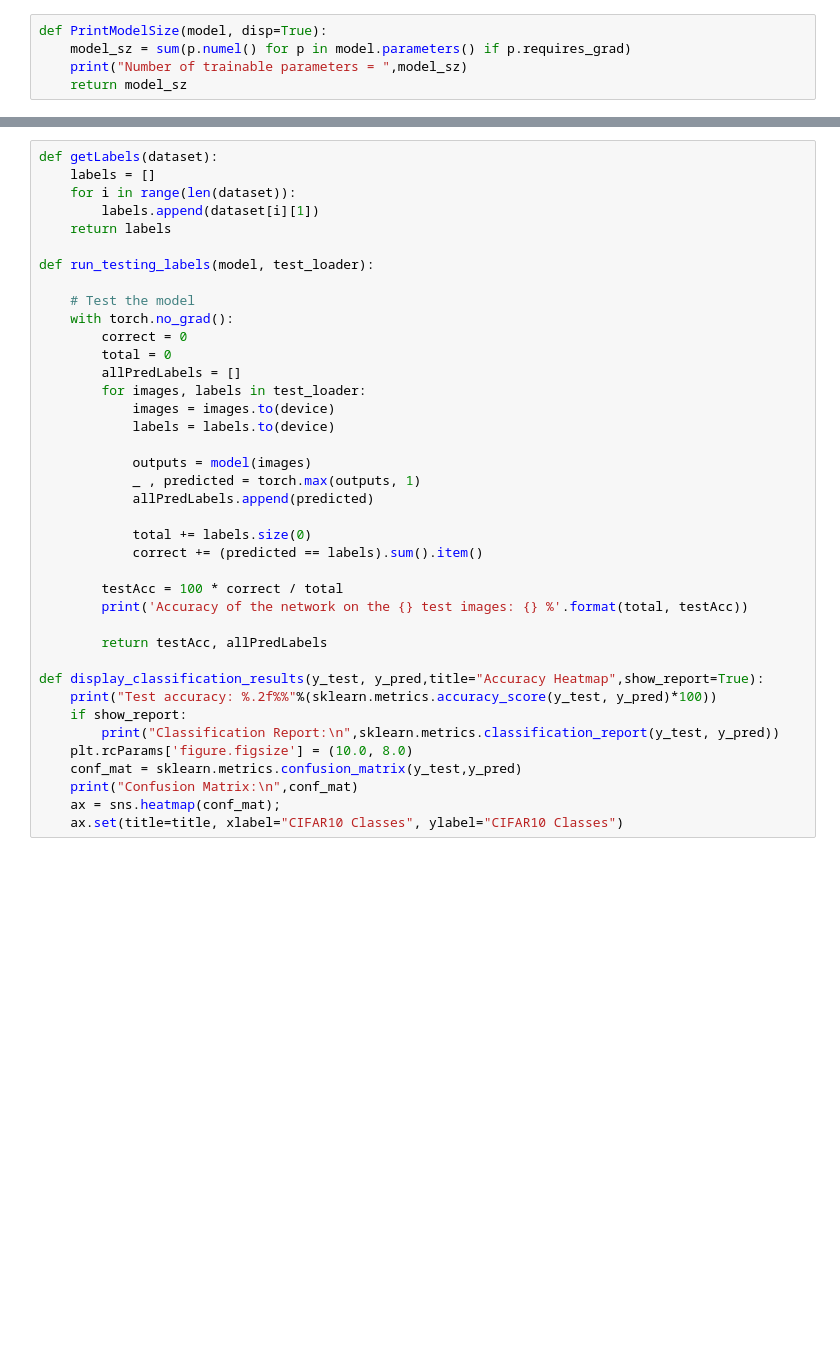
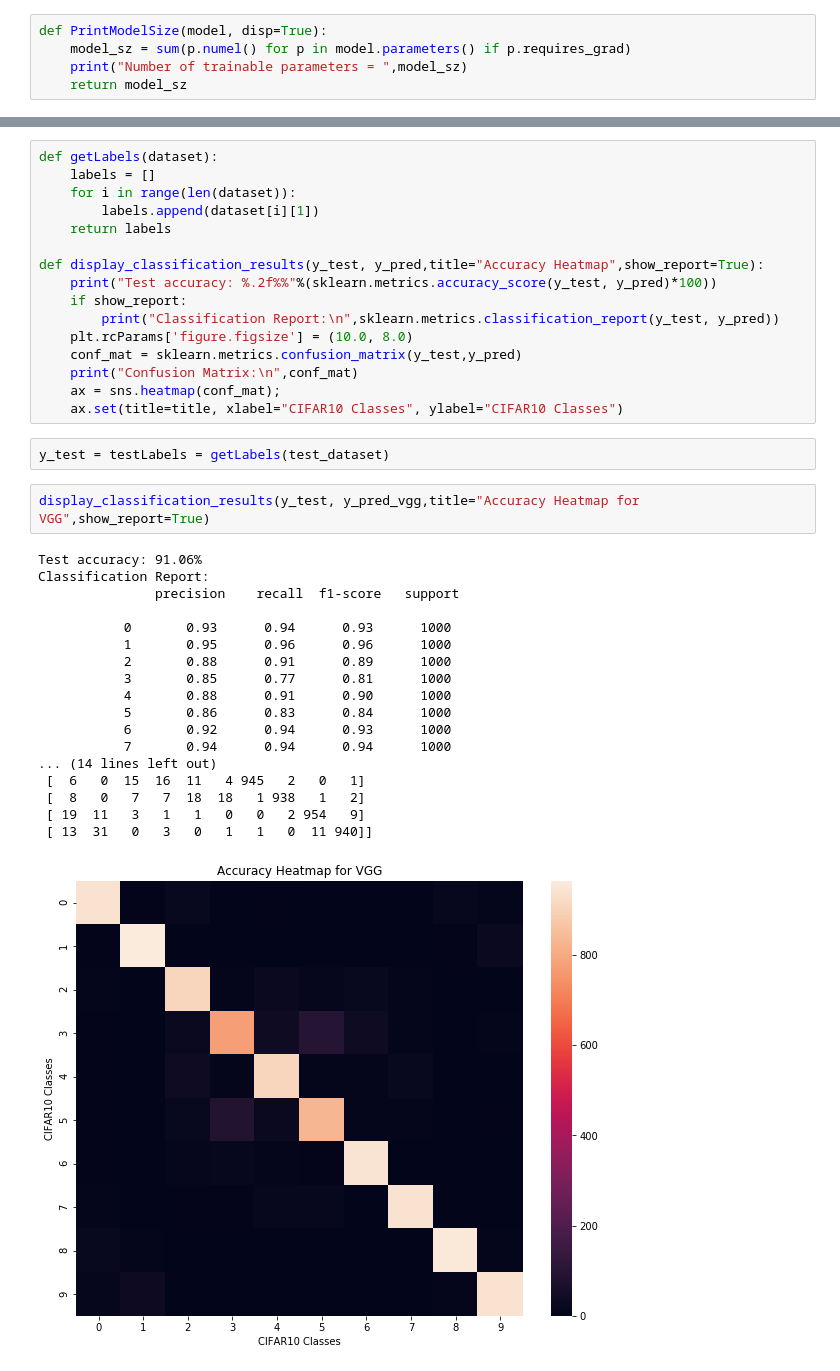
Before and after one commit to chiragbhuvaneshwara/cifar10Project, a Jupyter notebook: cifar10TransferLearning.ipynb, the cells around one changed output, grey strips where cells are left out. Saved outputs shown, nothing was run; the diff lists cells and outputs as text; blank space fills up the shorter version.

```diff
--- a/cifar10TransferLearning.ipynb
+++ b/cifar10TransferLearning.ipynb
@@ -489,29 +719,6 @@ def getLabels(dataset):
     for i in range(len(dataset)):
         labels.append(dataset[i][1])
     return labels
-
-def run_testing_labels(model, test_loader):
-
-    # Test the model
-    with torch.no_grad():
-        correct = 0
-        total = 0
-        allPredLabels = []
-        for images, labels in test_loader:
-            images = images.to(device)
-            labels = labels.to(device)
-
-            outputs = model(images)
-            _ , predicted = torch.max(outputs, 1)
-            allPredLabels.append(predicted)
-
-            total += labels.size(0)
-            correct += (predicted == labels).sum().item()
-
-        testAcc = 100 * correct / total
-        print('Accuracy of the network on the {} test images: {} %'.format(total, testAcc))
-
-        return testAcc, allPredLabels
 
 def display_classification_results(y_test, y_pred,title="Accuracy Heatmap",show_report=True):
     print("Test accuracy: %.2f%%"%(sklearn.metrics.accuracy_score(y_test, y_pred)*100))
@@ -522,3 +729,26 @@ def display_classification_results(y_test, y_pred,title="Accuracy Heatmap",show_
     print("Confusion Matrix:\n",conf_mat)
     ax = sns.heatmap(conf_mat);
     ax.set(title=title, xlabel="CIFAR10 Classes", ylabel="CIFAR10 Classes")
+# %%
+y_test = testLabels = getLabels(test_dataset)
+# %%
+display_classification_results(y_test, y_pred_vgg,title="Accuracy Heatmap for VGG",show_report=True)
+# %% [output]
+Test accuracy: 91.06%
+Classification Report:
+               precision    recall  f1-score   support
+
+           0       0.93      0.94      0.93      1000
+           1       0.95      0.96      0.96      1000
+           2       0.88      0.91      0.89      1000
+           3       0.85      0.77      0.81      1000
+           4       0.88      0.91      0.90      1000
+           5       0.86      0.83      0.84      1000
+           6       0.92      0.94      0.93      1000
+           7       0.94      0.94      0.94      1000
+... (14 lines left out)
+ [  6   0  15  16  11   4 945   2   0   1]
+ [  8   0   7   7  18  18   1 938   1   2]
+ [ 19  11   3   1   1   0   0   2 954   9]
+ [ 13  31   0   3   0   1   1   0  11 940]]
+[figure, added]
```
Also changed, not shown: parts of 40 cells of this notebook, 1 other file.
